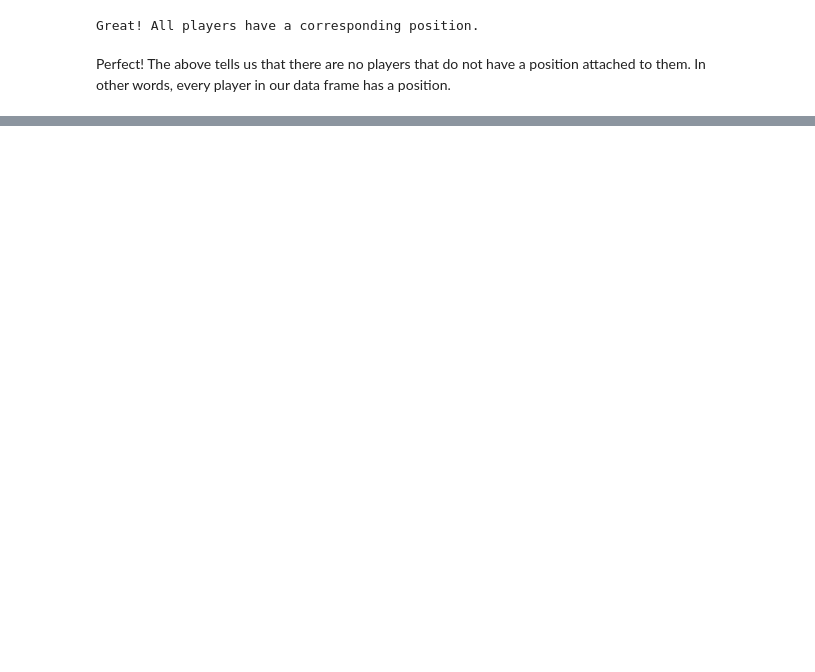
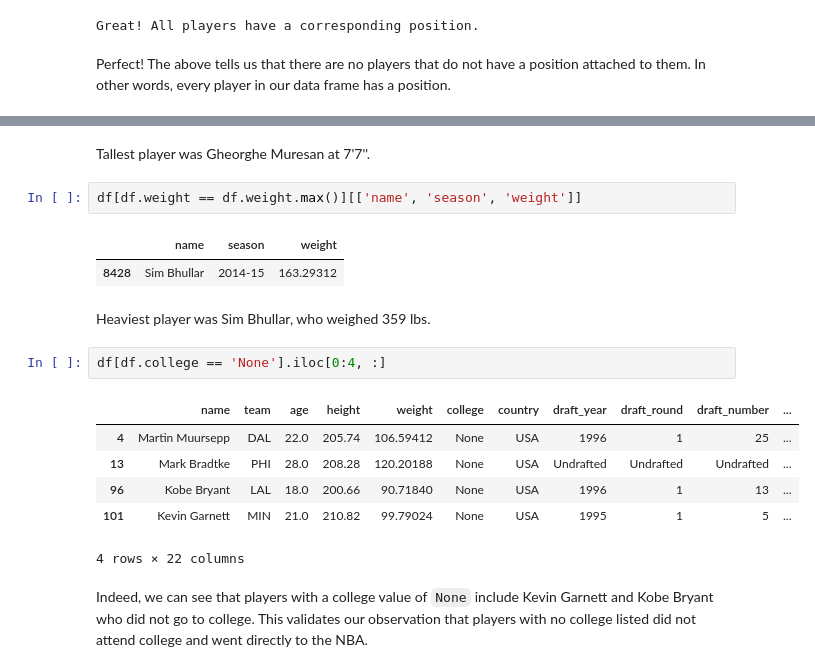
Before and after one commit to byw2/data-expedition, a Jupyter notebook: nba_players/nba_players.ipynb, the cells around one changed output, grey strips where cells are left out. Drawn from its saved outputs; the diff is of its cells as text; blank space fills up the shorter version.

```diff
--- a/nba_players/nba_players.ipynb
+++ b/nba_players/nba_players.ipynb
@@ -88,0 +189,20 @@ Perfect! The above tells us that there are no players that do not have a positio
+# %% [markdown]
+Tallest player was Gheorghe Muresan at 7'7''.
+# %%
+df[df.weight == df.weight.max()][['name', 'season', 'weight']]
+# %% [output]
+|  | name | season | weight |
+| 8428 | Sim Bhullar | 2014-15 | 163.29312 |
+# %% [markdown]
+Heaviest player was Sim Bhullar, who weighed 359 lbs.
+# %%
+df[df.college == 'None'].iloc[0:4, :]
+# %% [output]
+|  | name | team | age | height | weight | college | country | draft_year | draft_round | draft_number | ... |
+| 4 | Martin Muursepp | DAL | 22.0 | 205.74 | 106.59412 | None | USA | 1996 | 1 | 25 | ... |
+| 13 | Mark Bradtke | PHI | 28.0 | 208.28 | 120.20188 | None | USA | Undrafted | Undrafted | Undrafted | ... |
+| 96 | Kobe Bryant | LAL | 18.0 | 200.66 | 90.71840 | None | USA | 1996 | 1 | 13 | ... |
+| 101 | Kevin Garnett | MIN | 21.0 | 210.82 | 99.79024 | None | USA | 1995 | 1 | 5 | ... |
+4 rows × 22 columns
+# %% [markdown]
+Indeed, we can see that players with a college value of `None` include Kevin Garnett and Kobe Bryant who did not go to college. This validates our observation that players with no college listed did not attend college and went directly to the NBA.
```
Also changed, not shown: parts of 29 cells of this notebook.
